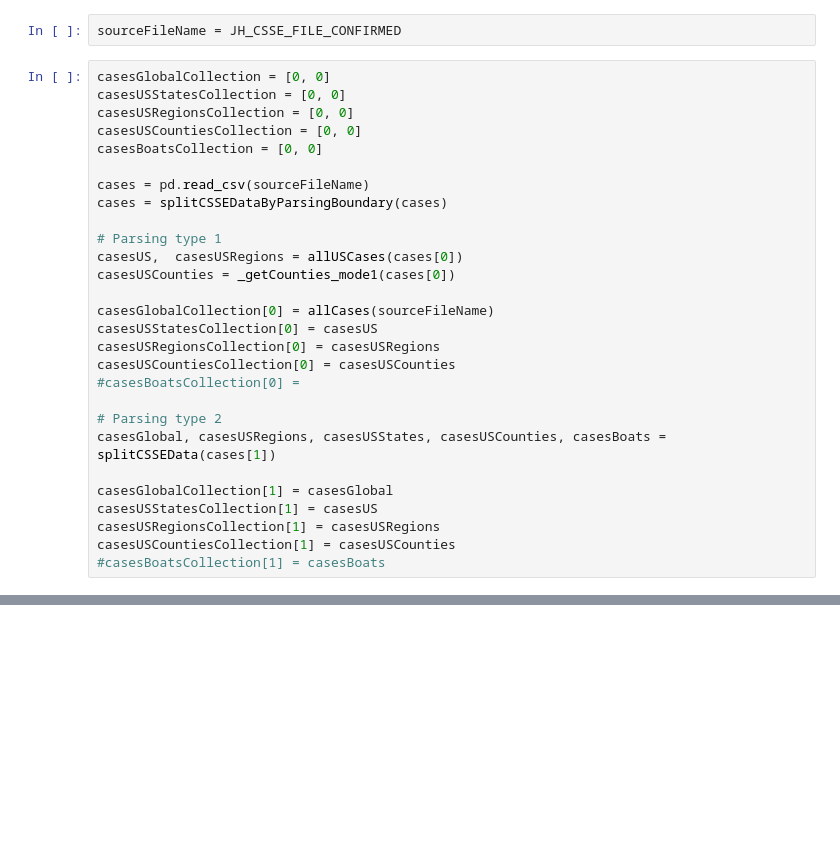
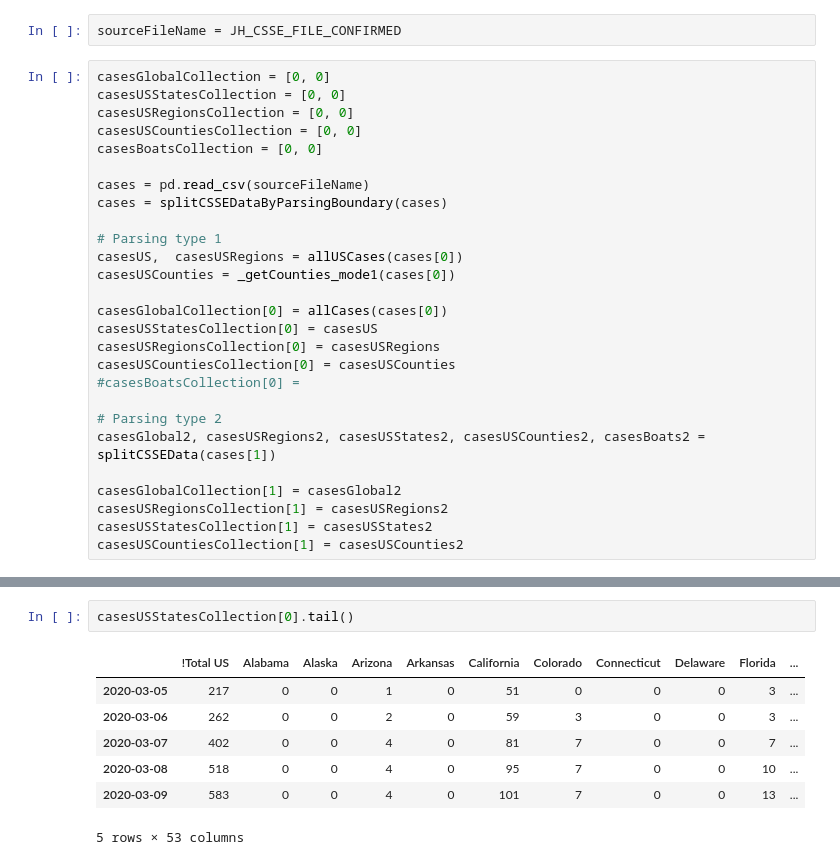
Before and after one commit to VirusTrack/COVIDvu, a Jupyter notebook: work/Untitled.ipynb, the cells around one changed output, grey strips where cells are left out. Cells and saved outputs as stored; diff of their text form; blank space fills up the shorter version.

```diff
--- a/work/Untitled.ipynb
+++ b/work/Untitled.ipynb
@@ -23,17 +23,16 @@ cases = splitCSSEDataByParsingBoundary(cases)
 casesUS,  casesUSRegions = allUSCases(cases[0])
 casesUSCounties = _getCounties_mode1(cases[0])
 
-casesGlobalCollection[0] = allCases(sourceFileName)
+casesGlobalCollection[0] = allCases(cases[0])
 casesUSStatesCollection[0] = casesUS
 casesUSRegionsCollection[0] = casesUSRegions
 casesUSCountiesCollection[0] = casesUSCounties
 #casesBoatsCollection[0] =
 
 # Parsing type 2
-casesGlobal, casesUSRegions, casesUSStates, casesUSCounties, casesBoats = splitCSSEData(cases[1])
+casesGlobal2, casesUSRegions2, casesUSStates2, casesUSCounties2, casesBoats2 = splitCSSEData(cases[1])
 
-casesGlobalCollection[1] = casesGlobal
-casesUSStatesCollection[1] = casesUS
-casesUSRegionsCollection[1] = casesUSRegions
-casesUSCountiesCollection[1] = casesUSCounties
-#casesBoatsCollection[1] = casesBoats
+casesGlobalCollection[1] = casesGlobal2
+casesUSRegionsCollection[1] = casesUSRegions2
+casesUSStatesCollection[1] = casesUSStates2
+casesUSCountiesCollection[1] = casesUSCounties2
@@ -67,0 +48,10 @@ casesGlobalCollection[1]
+# %%
+casesUSStatesCollection[0].tail()
+# %% [output]
+|  | !Total US | Alabama | Alaska | Arizona | Arkansas | California | Colorado | Connecticut | Delaware | Florida | ... |
+| 2020-03-05 | 217 | 0 | 0 | 1 | 0 | 51 | 0 | 0 | 0 | 3 | ... |
+| 2020-03-06 | 262 | 0 | 0 | 2 | 0 | 59 | 3 | 0 | 0 | 3 | ... |
+| 2020-03-07 | 402 | 0 | 0 | 4 | 0 | 81 | 7 | 0 | 0 | 7 | ... |
+| 2020-03-08 | 518 | 0 | 0 | 4 | 0 | 95 | 7 | 0 | 0 | 10 | ... |
+| 2020-03-09 | 583 | 0 | 0 | 4 | 0 | 101 | 7 | 0 | 0 | 13 | ... |
+5 rows × 53 columns
```
Also changed, not shown: parts of 10 cells of this notebook, 1 other file.
